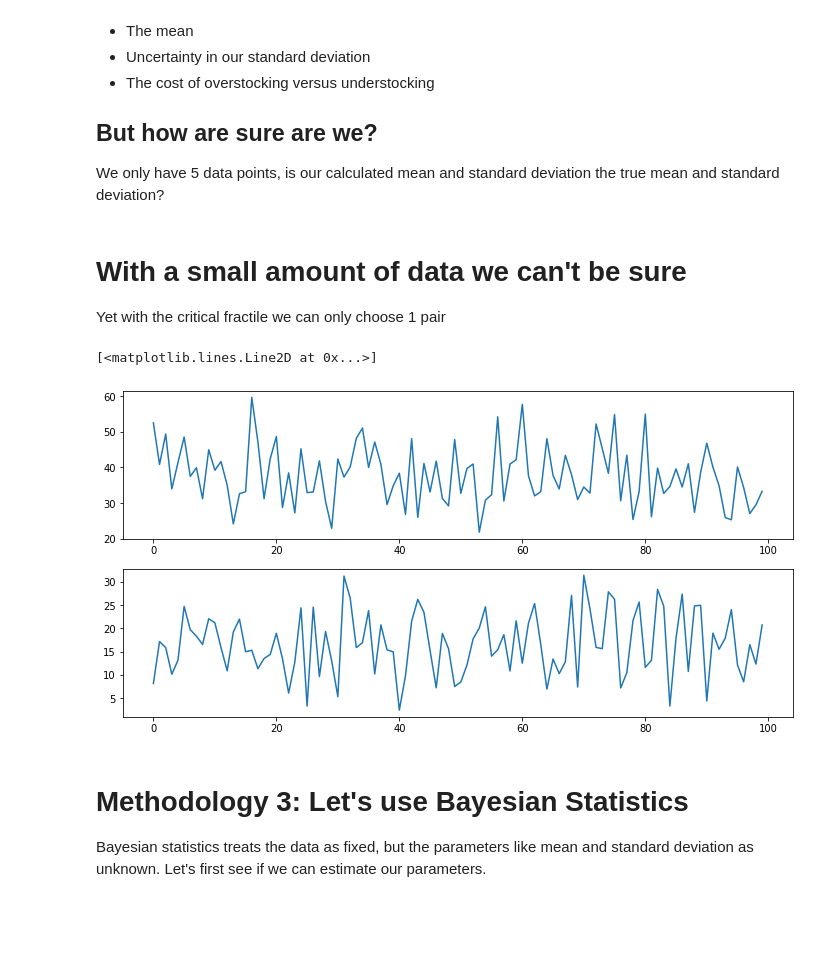
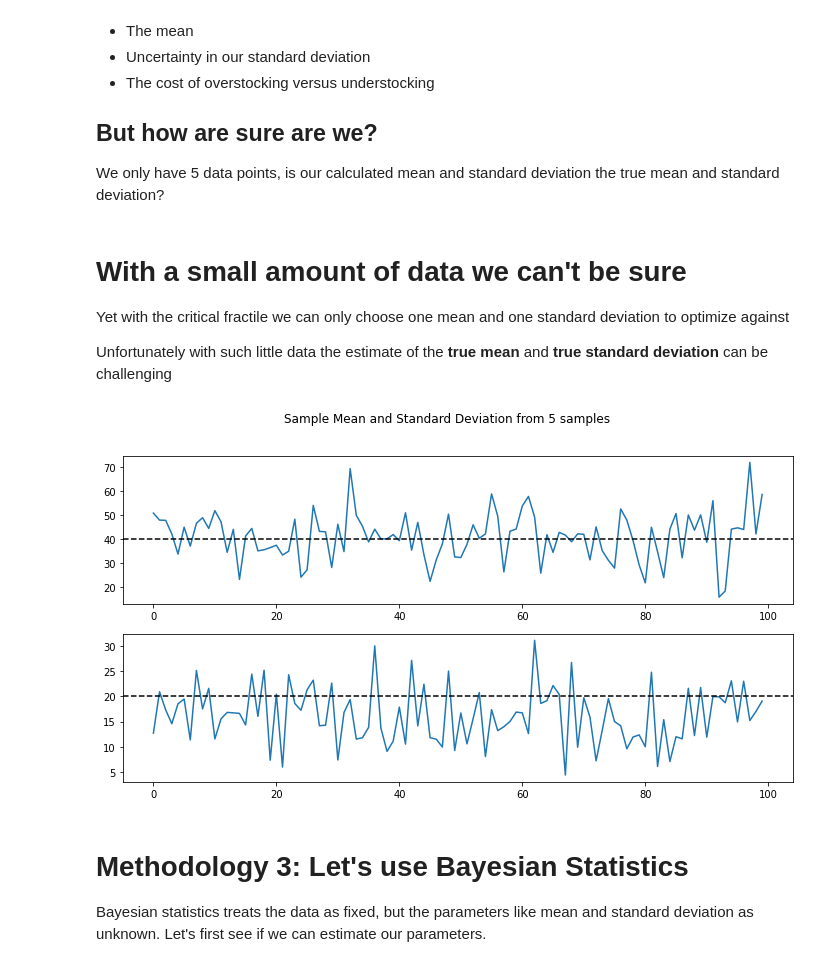
Before and after one commit to canyon289/PyDataGlobal_2020, a Jupyter notebook: PyDataGlobal_Ravin.ipynb, the cells around one changed output. Saved outputs shown, nothing was run; the diff lists cells and outputs as text; code cells hidden in the pictures; blank space fills up the shorter version.

```diff
--- a/PyDataGlobal_Ravin.ipynb
+++ b/PyDataGlobal_Ravin.ipynb
@@ -376,24 +374,29 @@ This time we took into account
 We only have 5 data points, is our calculated mean and standard deviation the true mean and standard deviation?
 # %% [markdown]
 # With a small amount of data we can't be sure
-Yet with the critical fractile we can only choose 1 pair
+Yet with the critical fractile we can only choose one mean and one standard deviation to optimize against
+
+Unfortunately with such little data the estimate of the **true mean** and **true standard deviation** can be challenging
 # %%
 values = np.round(stats.norm(40, 20).rvs(100))
 simulations = 100
 mean, std = [], []
 
 for _ in range(simulations):
     values = stats.norm(40, 20).rvs(5)
     mean.append(values.mean())
     std.append(values.std())
 
 fig, ax = plt.subplots(2,1, figsize = (12, 6))
 
 ax[0].plot(range(simulations), mean)
+ax[0].axhline(40, 0, 1, c="black", linestyle="--")
 ax[1].plot(range(simulations), std)
+ax[1].axhline(20, 0, 1, c="black", linestyle="--")
+
+fig.suptitle("Sample Mean and Standard Deviation from 5 samples");
 # %% [output]
-[<matplotlib.lines.Line2D at 0x...>]
-[figure, old version]
+[figure, new version]
 # %% [markdown]
 # Methodology 3: Let's use Bayesian Statistics
 Bayesian statistics treats the data as fixed, but the parameters like mean and standard deviation as unknown. Let's first see if we can estimate our parameters.
```
Also changed, not shown: parts of 11 cells of this notebook.
